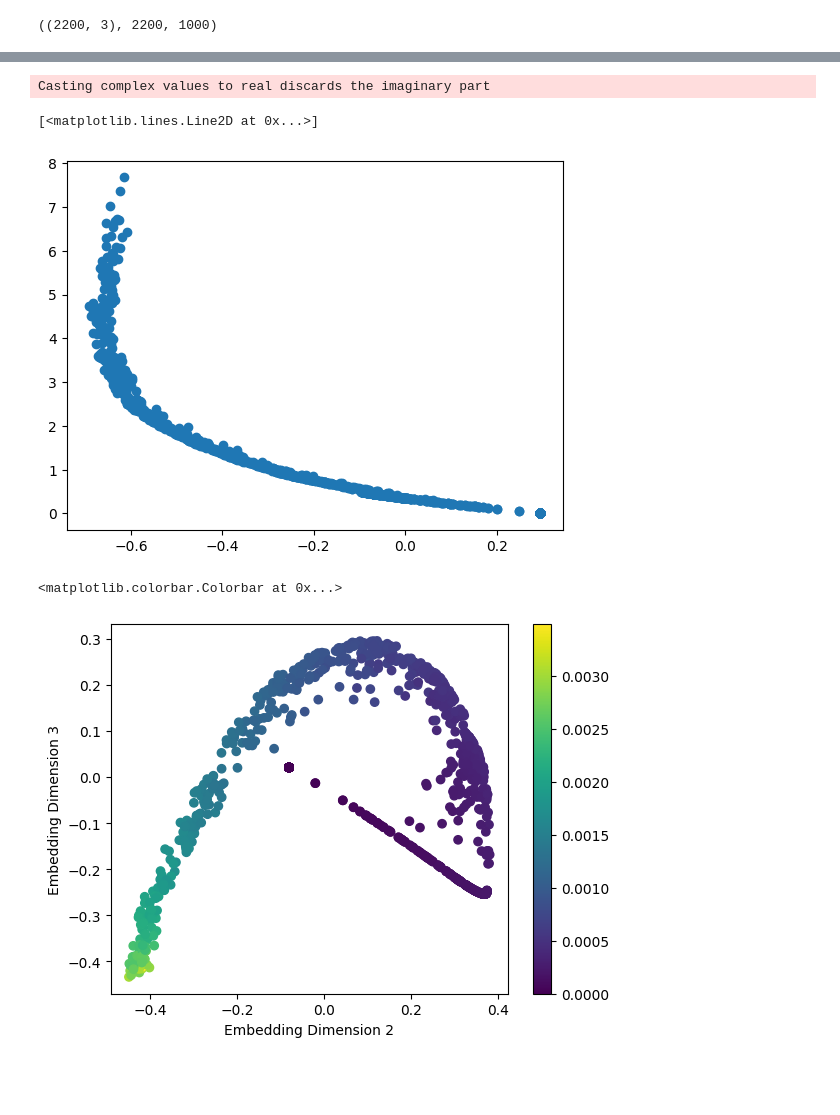
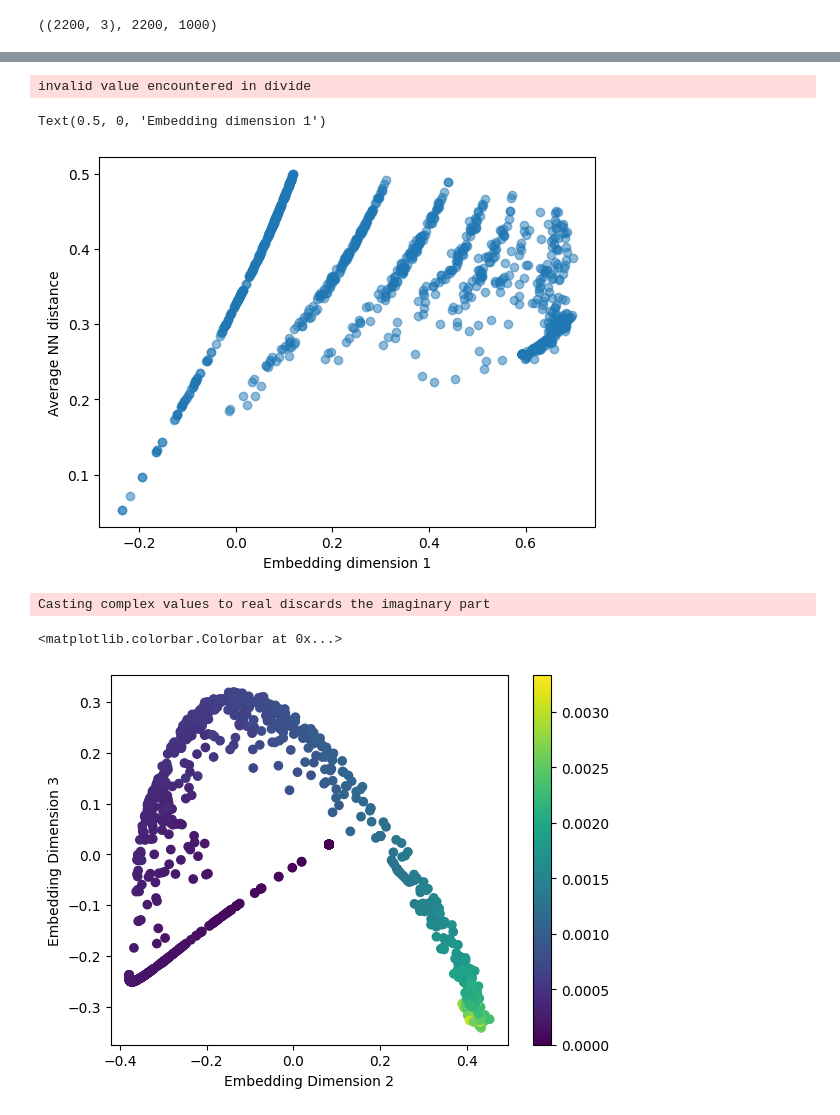
Before and after one commit to asmuzsoy/galaxy-manifolds, a Jupyter notebook: gaussian_simulation_test.ipynb, the cells around one changed output, grey strips where cells are left out. Saved outputs shown, nothing was run; the diff lists cells and outputs as text; code cells hidden in the pictures; blank space fills up the shorter version.

Commit message:
attempting on real data

```diff
--- a/gaussian_simulation_test.ipynb
+++ b/gaussian_simulation_test.ipynb
@@ -81,7 +81,7 @@ plt.show()
 [figure]
 # %%
 # Create a thresholded distance matrix
-threshold = 0.5  # Set your desired threshold value
+threshold = 5  # Set your desired threshold value
 
 nearest_neighbor_matrix = np.where(distance_matrix < threshold, distance_matrix, 0)
 # %%
@@ -374,17 +434,20 @@ fig.show()
 # %%
-plt.plot(embedding[:,0], np.sum(nearest_neighbor_matrix, axis=1), 'o')
+plt.plot(embedding[:,0], np.sum(nearest_neighbor_matrix, axis=1) / np.sum(nearest_neighbor_matrix > 0, axis=1), 'o', alpha=0.5)
+plt.ylabel("Average NN distance")
+plt.xlabel("Embedding dimension 1")
 # %% [output]
-Casting complex values to real discards the imaginary part
+invalid value encountered in divide
-[<matplotlib.lines.Line2D at 0x...>]
+Text(0.5, 0, 'Embedding dimension 1')
-[figure, old version]
+[figure, new version]
 # %%
 plt.scatter(embedding[:,1], embedding[:,2], c= np.average(nearest_neighbor_matrix, axis=1), cmap='viridis')
 plt.xlabel("Embedding Dimension 2")
 plt.ylabel("Embedding Dimension 3")
 plt.colorbar()
 # %% [output]
-<matplotlib.colorbar.Colorbar at 0x...>
+Casting complex values to real discards the imaginary part
+<matplotlib.colorbar.Colorbar at 0x...>
-[figure, old version]
+[figure, new version]
 # %%
 plt.scatter(embedding[:,0], embedding[:,1], c = points[:,0])
 plt.xlabel("Embedding Dimension 1")
```
Also changed, not shown: parts of 24 cells of this notebook, 2 other files.
